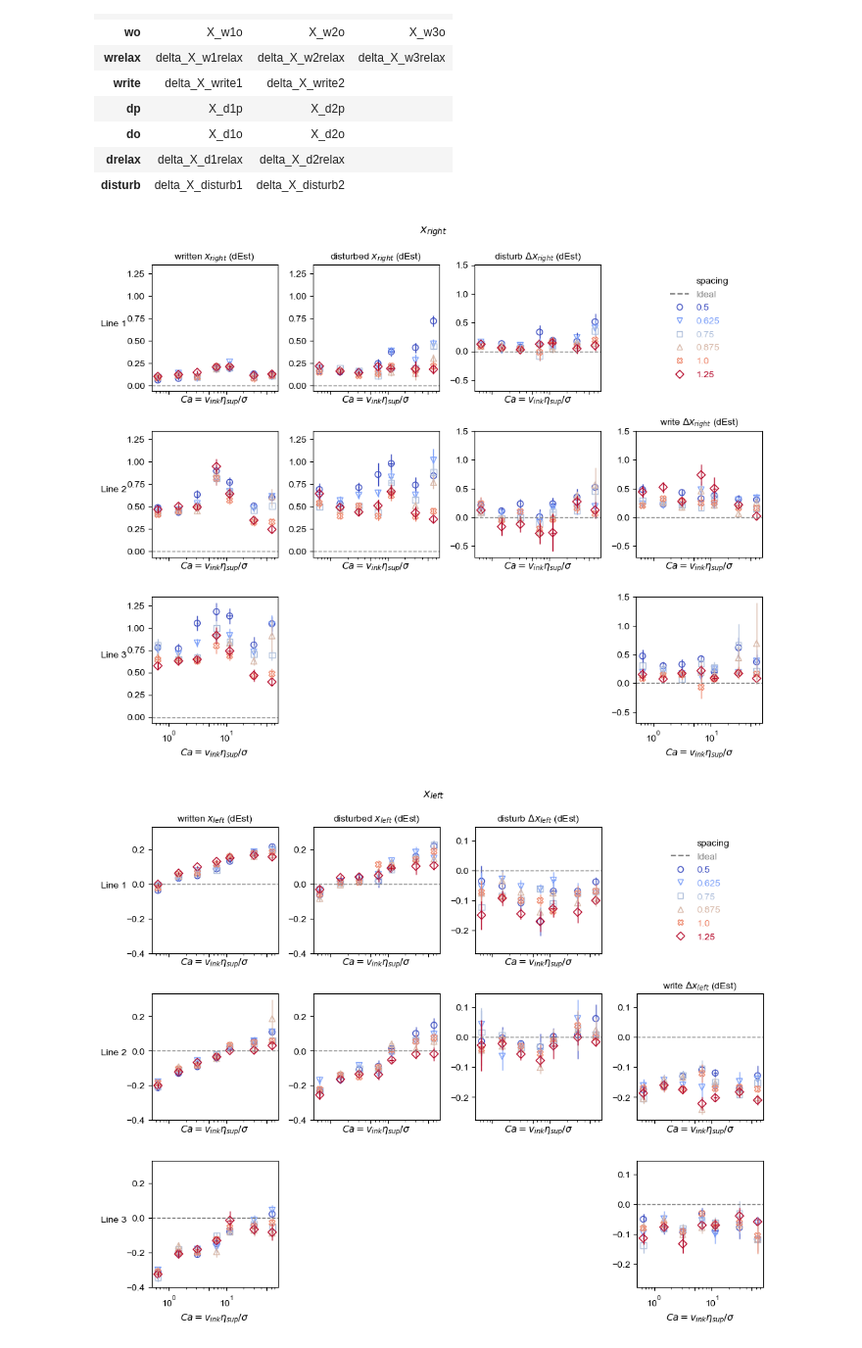
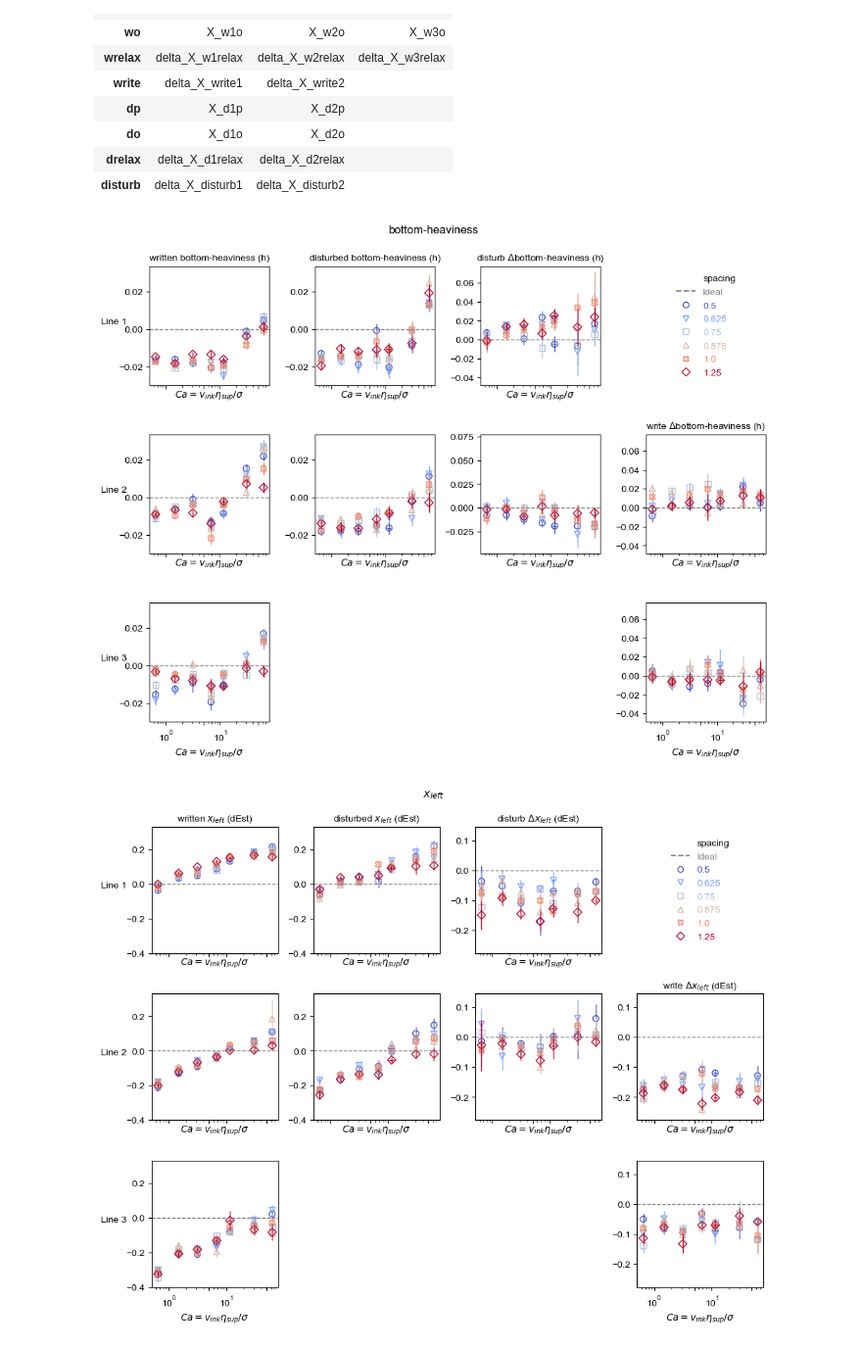
Before and after one commit to usnistgov/embedded3DPvids, a Jupyter notebook: ipynb/singleDoubleTriple/6_summary_xsz.ipynb, the cells around one changed output. Shown at 98% size. Saved outputs shown, nothing was run; the diff lists cells and outputs as text; code cells hidden in the pictures.

```diff
--- a/ipynb/singleDoubleTriple/6_summary_xsz.ipynb
+++ b/ipynb/singleDoubleTriple/6_summary_xsz.ipynb
@@ -55,12 +55,12 @@ Dependents:
 | drelax | delta_X_d1relax | delta_X_d2relax |  |
 | disturb | delta_X_disturb1 | delta_X_disturb2 |  |
 # %%
-yvl = mp.yvarlines(ms, ms.ss, xvar='int_Ca', yvar='xRight', cvar='spacing', llist=[1, 2, 3]
+yvl = mp.yvarlines(ms, ms.ss, xvar='int_Ca', yvar='yshift', cvar='spacing', llist=[1, 2, 3]
              , plist=['wo', 'do', 'disturb', 'write'], plotType='notebook', yideal=me.XSSDTIdeals('+z')
                    , logx=True, mode='scatter', dx=0.15)
 yvl.fig
 # %% [output]
-[figure, old version]
+[figure, new version]
 # %%
 yvl = mp.yvarlines(ms, ms.ss, xvar='int_Ca', yvar='xLeft', cvar='spacing', llist=[1, 2, 3]
              , plist=['wo', 'do', 'disturb', 'write'], plotType='notebook', yideal=me.XSSDTIdeals('+z')
```
Also changed, not shown: parts of 3 cells of this notebook, 19 other files.
